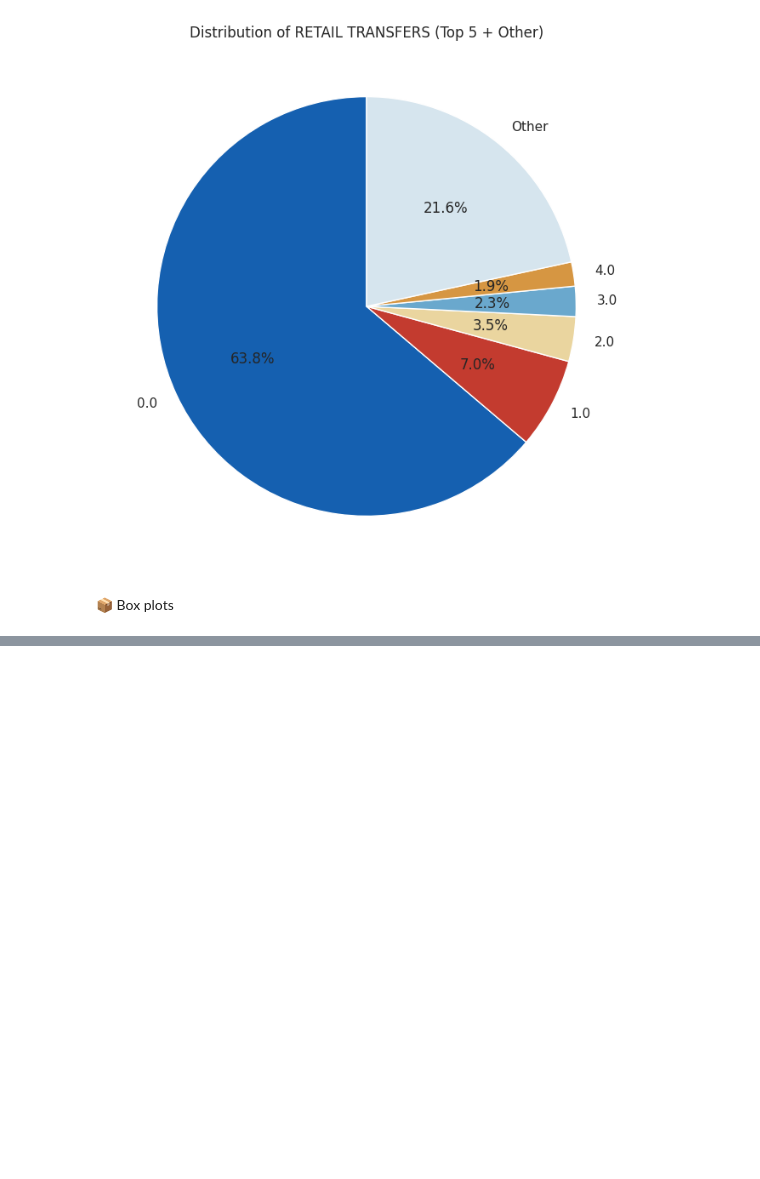
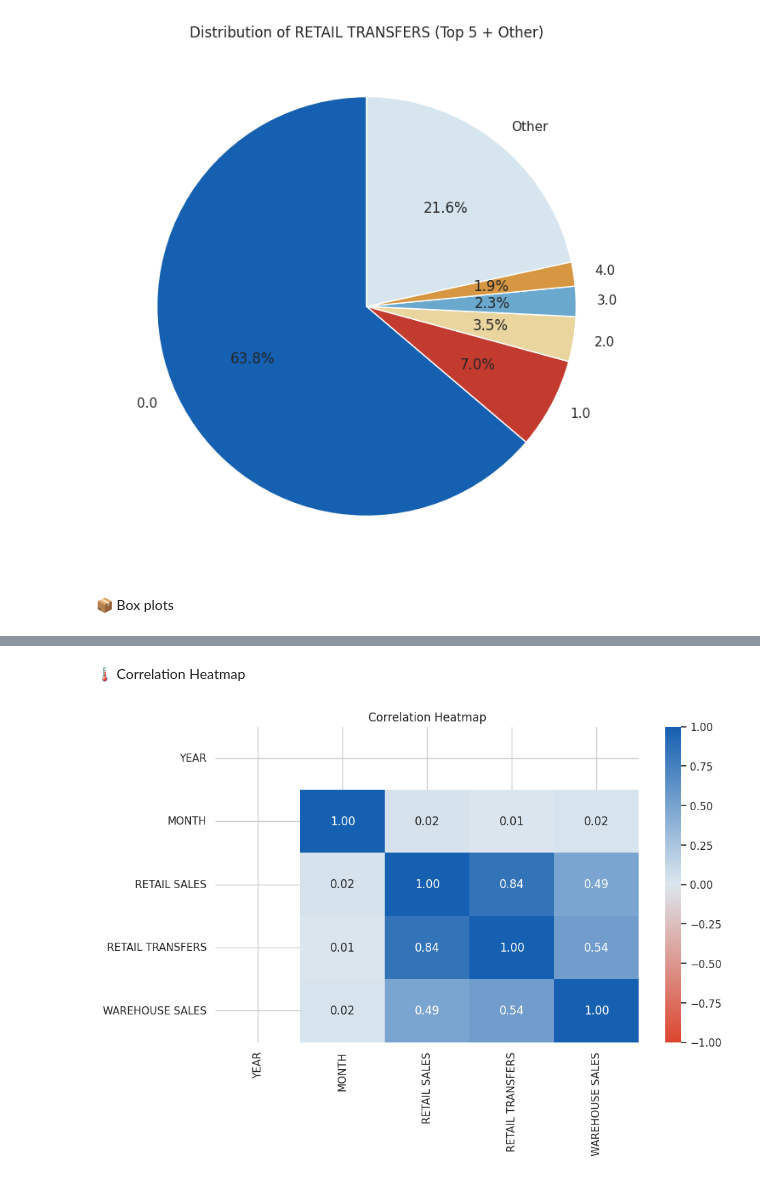
Before and after one commit to pandu1992/PraktikumDataScience, a Jupyter notebook: PRAKTIKUM_DS_RETAIL.ipynb, the cells around one changed output, grey strips where cells are left out. Drawn from its saved outputs; the diff is of its cells as text; code cells hidden in the pictures; blank space fills up the shorter version.

```diff
--- a/PRAKTIKUM_DS_RETAIL.ipynb
+++ b/PRAKTIKUM_DS_RETAIL.ipynb
@@ -257,0 +254,15 @@ KeyboardInterrupt:
+# %% [markdown]
+🌡️ Correlation Heatmap
+# %%
+# Define the custom colormap
+colors = ["#DC462F", "#DCE7EE", "#1560B0"]
+cmap = LinearSegmentedColormap.from_list("custom_cmap", colors)
+
+# Create a correlation heatmap
+numeric_df = df.select_dtypes(include=[np.number])
+plt.figure(figsize=(10, 6))
+sns.heatmap(numeric_df.corr(), annot=True, cmap=cmap, center=0, vmin=-1, fmt='.2f')
+plt.title('Correlation Heatmap')
+plt.show()
+# %% [output]
+[figure, added]
```
Also changed, not shown: parts of 19 cells of this notebook.
